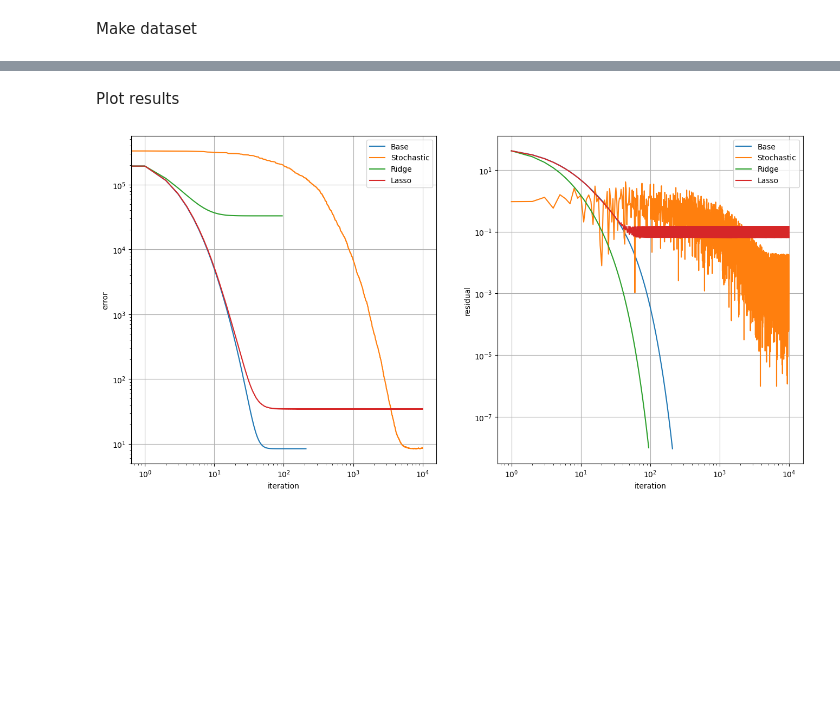
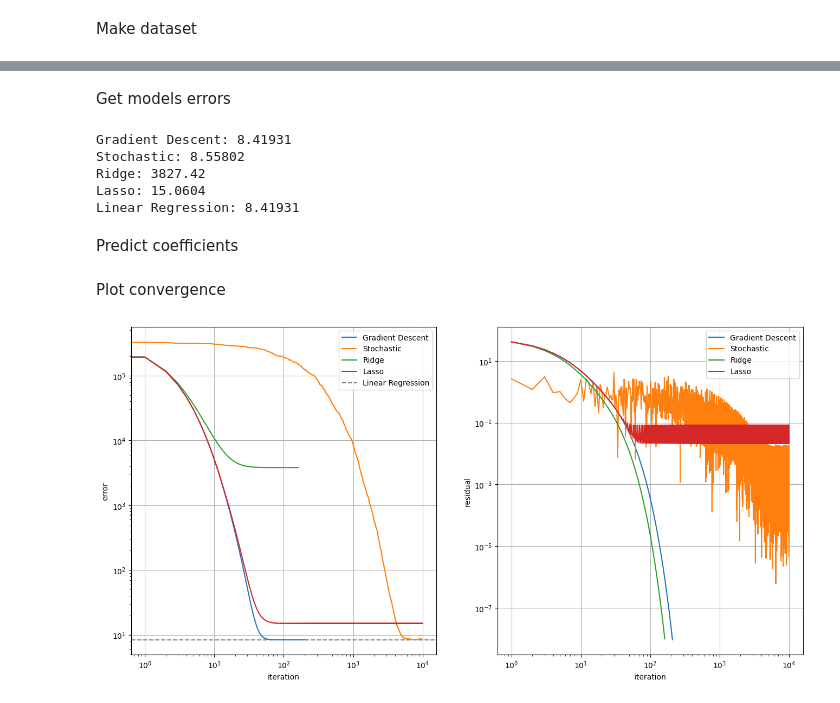
Before and after one commit to telis5/geekbrains_data_algorithms, a Jupyter notebook: lesson_2/problem_1.ipynb, the cells around one changed output, grey strips where cells are left out. Cells and saved outputs as stored; diff of their text form; code cells hidden in the pictures; blank space fills up the shorter version.

```diff
--- a/lesson_2/problem_1.ipynb
+++ b/lesson_2/problem_1.ipynb
@@ -32,0 +66,6 @@ Fit models and save convergence data
+# %%
+key = 'dataset'
+X, y = make_regression(**param[key])
+
+for _ in param['dataset'].items():
+    print('{}: {}'.format(*_))
@@ -41,2 +116,0 @@ Prepare convergence data
-# %%
-convergence = {key: np.array(data, dtype=object) for key, data in convergence.items()}
@@ -42,0 +119,22 @@ convergence = {key: np.array(data, dtype=object) for key, data in convergence.it
+# %%
+key = 'Linear Regression'
+models[key] = LinearRegression()
+models[key].fit(X, y)
+# %% [markdown]
+Get models errors
+# %%
+errors = {
+    key: model.error(X, y)
+    for key, model in models.items()
+}
+
+for _ in errors.items():
+    print('{}: {:.6g}'.format(*_))
+# %% [output]
+Gradient Descent: 8.41931
+Stochastic: 8.55802
+Ridge: 3827.42
+Lasso: 15.0604
+Linear Regression: 8.41931
+# %% [markdown]
+Predict coefficients
@@ -43,35 +146,47 @@ convergence = {key: np.array(data, dtype=object) for key, data in convergence.it
 # %% [markdown]
-Plot results
+Plot convergence
 # %%
 fig, ax = plt.subplots(
     nrows=1, ncols=2,
     figsize=(16, 8), dpi=100
 )
 
 variables, index = ('iteration', 'error'), 0
 indexes = [param['convergence'][variable] for variable in variables]
-for model in convergence:
-    data = convergence[model][:, indexes]
-    ax[index].plot(*data.transpose(), label=model)
+for key in convergence:
+    data = convergence[key][:, indexes]
+    ax[index].plot(*data.transpose(), label=key)
+
+key = 'Linear Regression'
+xmin, xmax = ax[index].get_xlim()
+ax[index].hlines(
+    y=errors[key],
+    xmin=0, xmax=1, transform=ax[index].get_yaxis_transform(),
+    linestyle = 'dashed', color='grey',
+    label=key
+)
+
 ax[index].set_xscale('log')
 ax[index].set_yscale('log')
 ax[index].grid()
 ax[index].set_xlabel(variables[0])
 ax[index].set_ylabel(variables[1])
 ax[index].legend()
 
+
 variables, index = ('iteration', 'residual'), 1
 indexes = [param['convergence'][variable] for variable in variables]
-for model in convergence:
-    data = convergence[model][:, indexes]
-    ax[index].plot(*data.transpose(), label=model)
+for key in convergence:
+    data = convergence[key][:, indexes]
+    ax[index].plot(*data.transpose(), label=key)
+
 ax[index].set_xscale('log')
 ax[index].set_yscale('log')
 ax[index].grid()
 ax[index].set_xlabel(variables[0])
 ax[index].set_ylabel(variables[1])
 ax[index].legend()
 
 plt.show()
 # %% [output]
-[figure, old version]
+[figure, new version]
```
Also changed, not shown: parts of 16 cells of this notebook, 2 other files.
